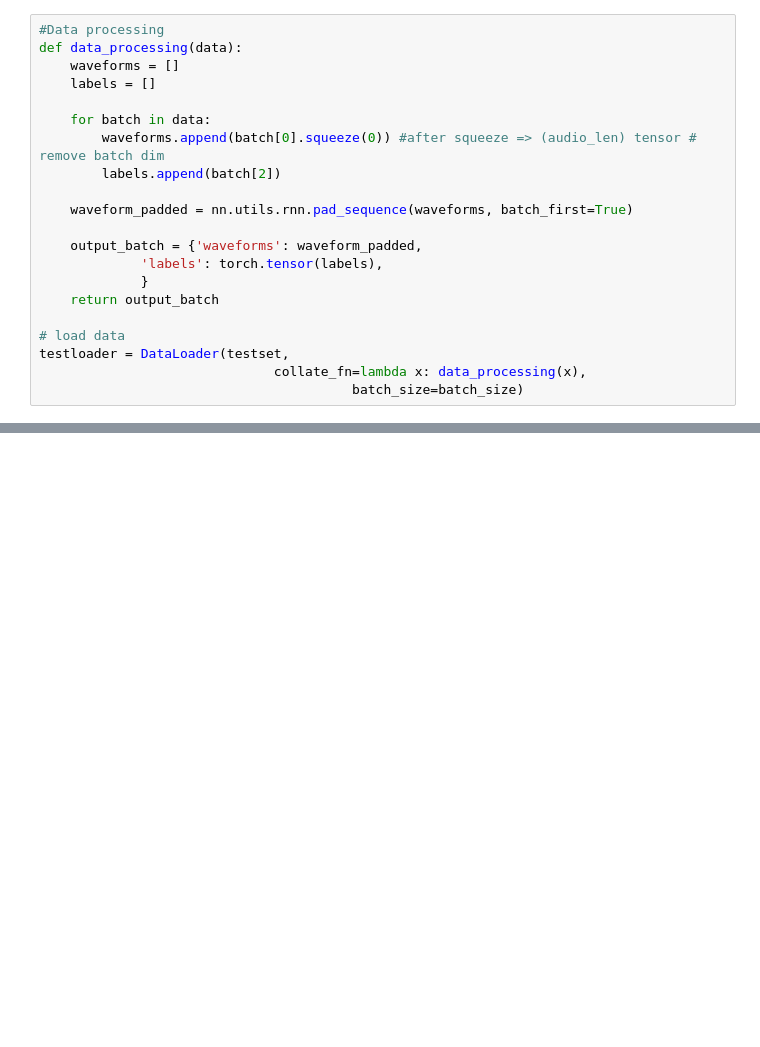
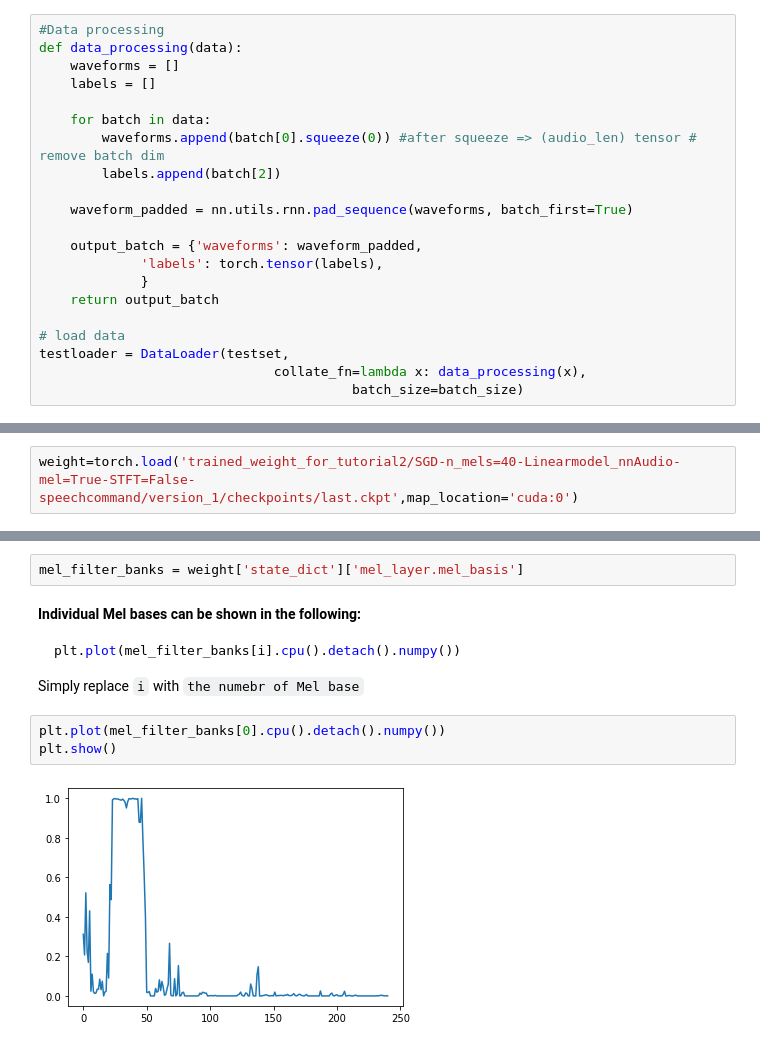
Before and after one commit to heungky/trainable-STFT-Mel, a Jupyter notebook: Part2_tutorial.ipynb, the cells around one changed output, grey strips where cells are left out. Cells and saved outputs as stored; diff of their text form; blank space fills up the shorter version.

````diff
--- a/Part2_tutorial.ipynb
+++ b/Part2_tutorial.ipynb
@@ -462,0 +421,2 @@ trainer.test(net, testloader)
+# %%
+weight=torch.load('trained_weight_for_tutorial2/SGD-n_mels=40-Linearmodel_nnAudio-mel=True-STFT=False-speechcommand/version_1/checkpoints/last.ckpt',map_location='cuda:0')
@@ -462,0 +440,13 @@ trainer.test(net, testloader)
+# %%
+mel_filter_banks = weight['state_dict']['mel_layer.mel_basis']
+# %% [markdown]
+**Individual Mel bases can be shown in the following:**
+```python
+plt.plot(mel_filter_banks[i].cpu().detach().numpy())
+```
+Simply replace `i` with `the numebr of Mel base`
+# %%
+plt.plot(mel_filter_banks[0].cpu().detach().numpy())
+plt.show()
+# %% [output]
+[figure, added]
````
Also changed, not shown: parts of 35 cells of this notebook.
